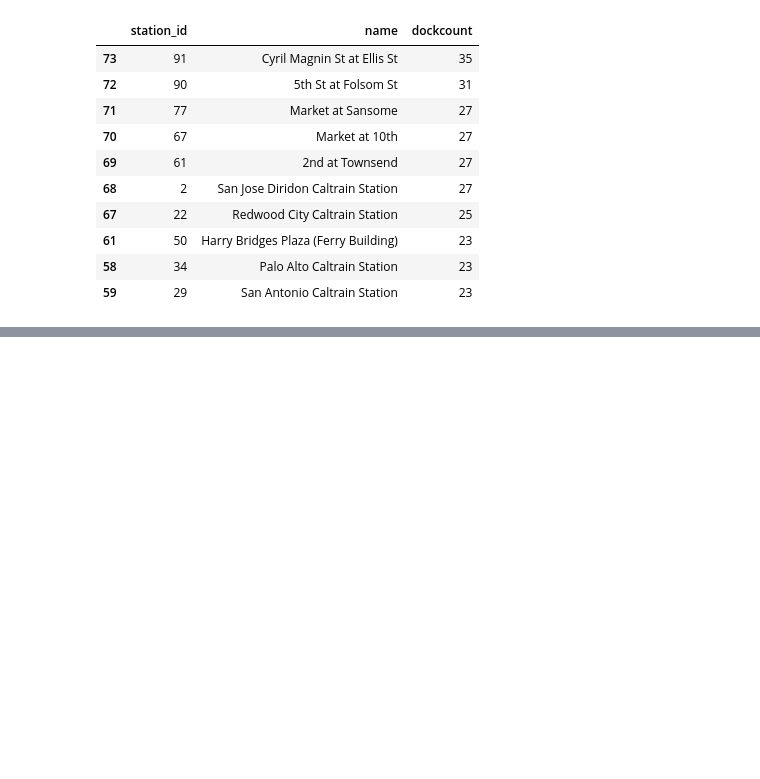
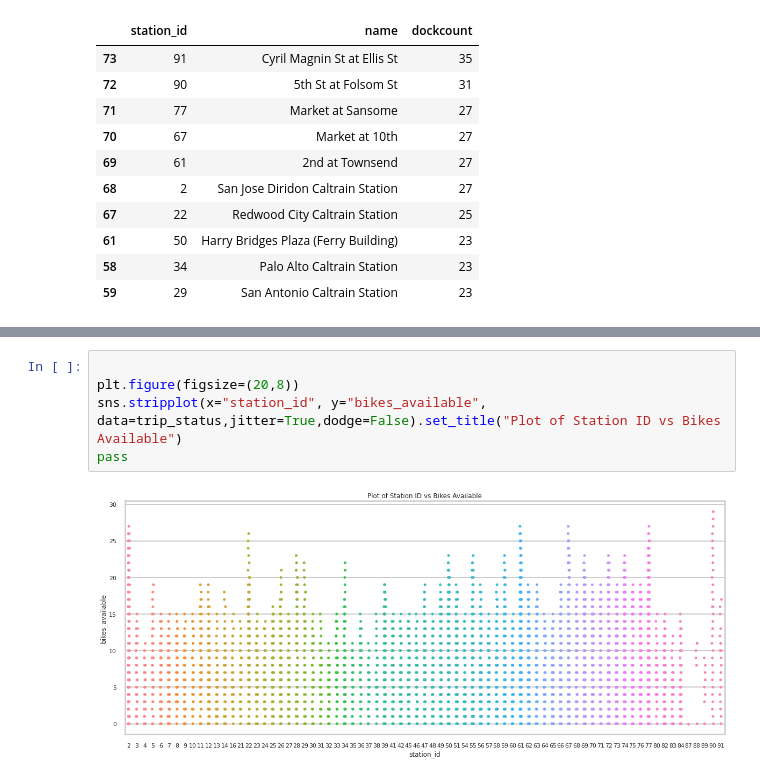
Before and after one commit to GOhaike/Bay_Area_Bikeshare_Research, a Jupyter notebook: Project_1.ipynb, the cells around one changed output, grey strips where cells are left out. Cells and saved outputs as stored; diff of their text form; blank space fills up the shorter version.

```diff
--- a/Project_1.ipynb
+++ b/Project_1.ipynb
@@ -328,0 +358,7 @@ trip_status["bikes_available"].plot()
+# %%
+
+plt.figure(figsize=(20,8))
+sns.stripplot(x="station_id", y="bikes_available", data=trip_status,jitter=True,dodge=False).set_title("Plot of Station ID vs Bikes Available")
+pass
+# %% [output]
+[figure, added]
```
Also changed, not shown: parts of 65 cells of this notebook.
